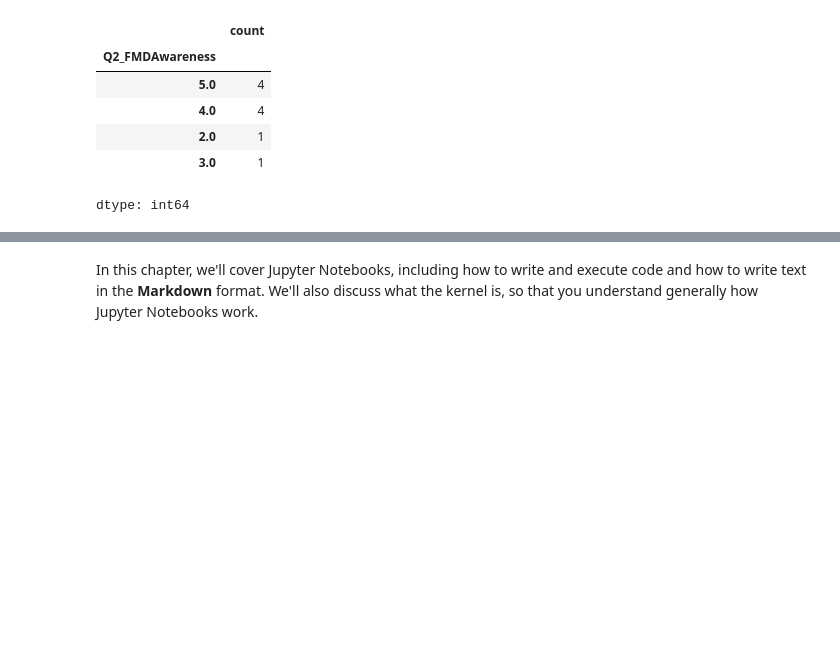
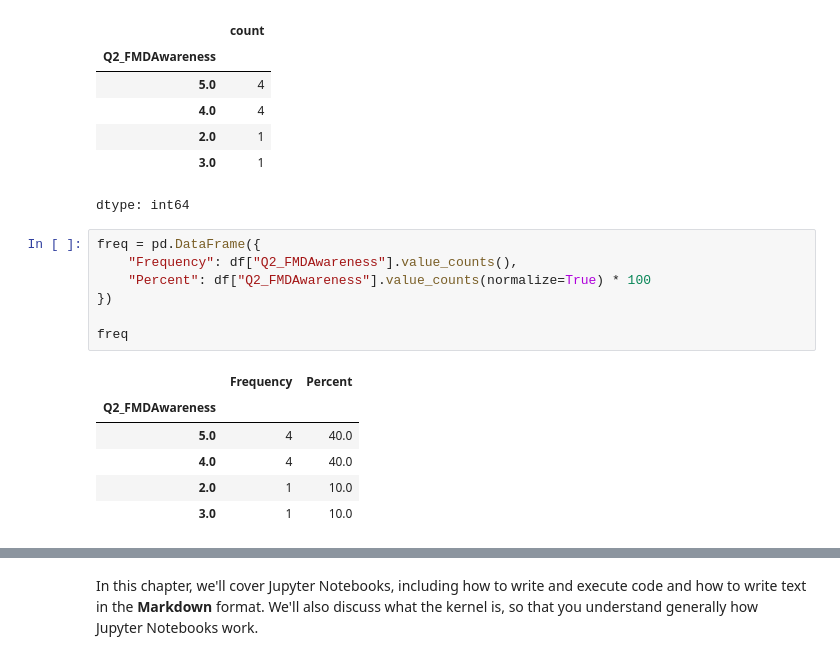
Before and after one commit to TsholoMolefe/CovidPortfolioProject, a Jupyter notebook: content/02-getting-started/jupyter_notebooks.ipynb, the cells around one changed output, grey strips where cells are left out. Saved outputs shown, nothing was run; the diff lists cells and outputs as text; blank space fills up the shorter version.

```diff
--- a/content/02-getting-started/jupyter_notebooks.ipynb
+++ b/content/02-getting-started/jupyter_notebooks.ipynb
@@ -165,3 +167,17 @@ df["Q2_FMDAwareness"].value_counts()
 | 2.0 | 1 |
 | 3.0 | 1 |
 dtype: int64
+# %%
+freq = pd.DataFrame({
+    "Frequency": df["Q2_FMDAwareness"].value_counts(),
+    "Percent": df["Q2_FMDAwareness"].value_counts(normalize=True) * 100
+})
+
+freq
+# %% [output]
+|  | Frequency | Percent |
+| Q2_FMDAwareness |  |  |
+| 5.0 | 4 | 40.0 |
+| 4.0 | 4 | 40.0 |
+| 2.0 | 1 | 10.0 |
+| 3.0 | 1 | 10.0 |
```
Also changed, not shown: parts of 6 cells of this notebook.
